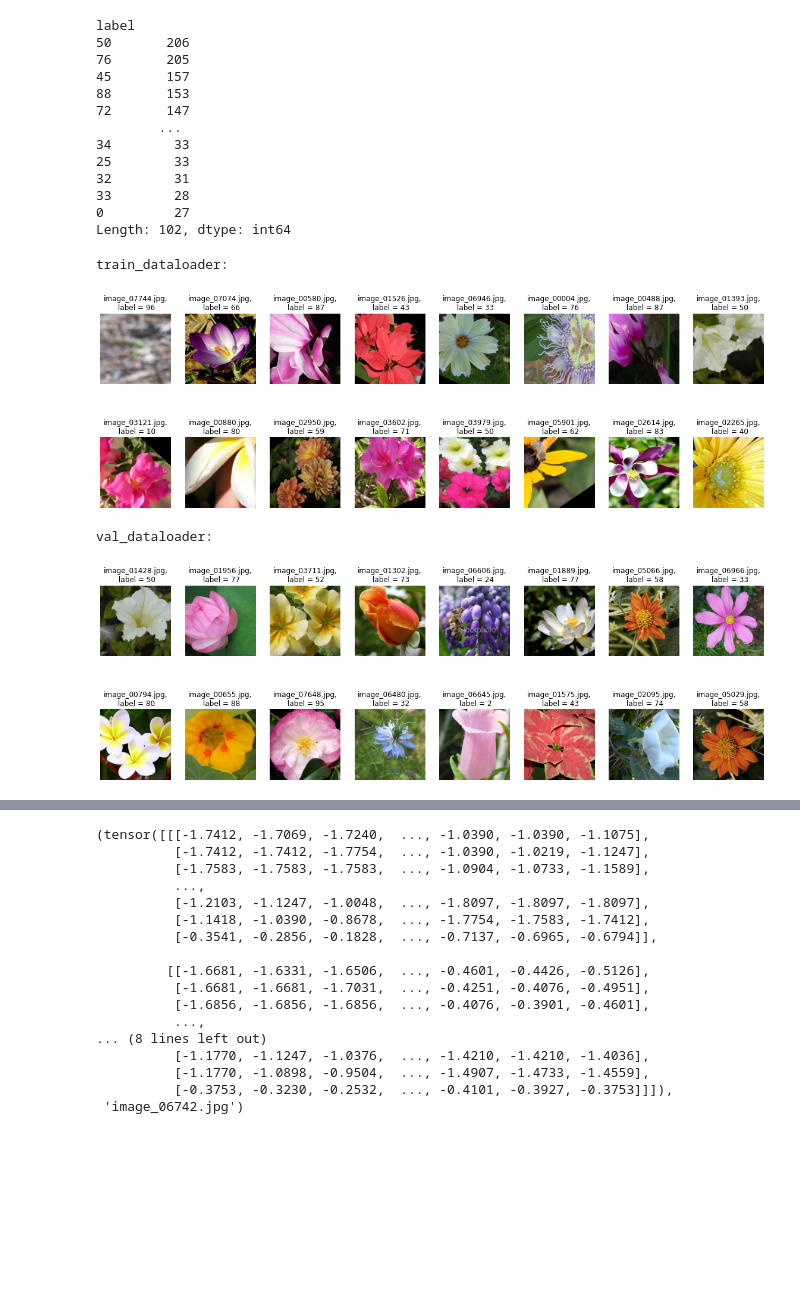
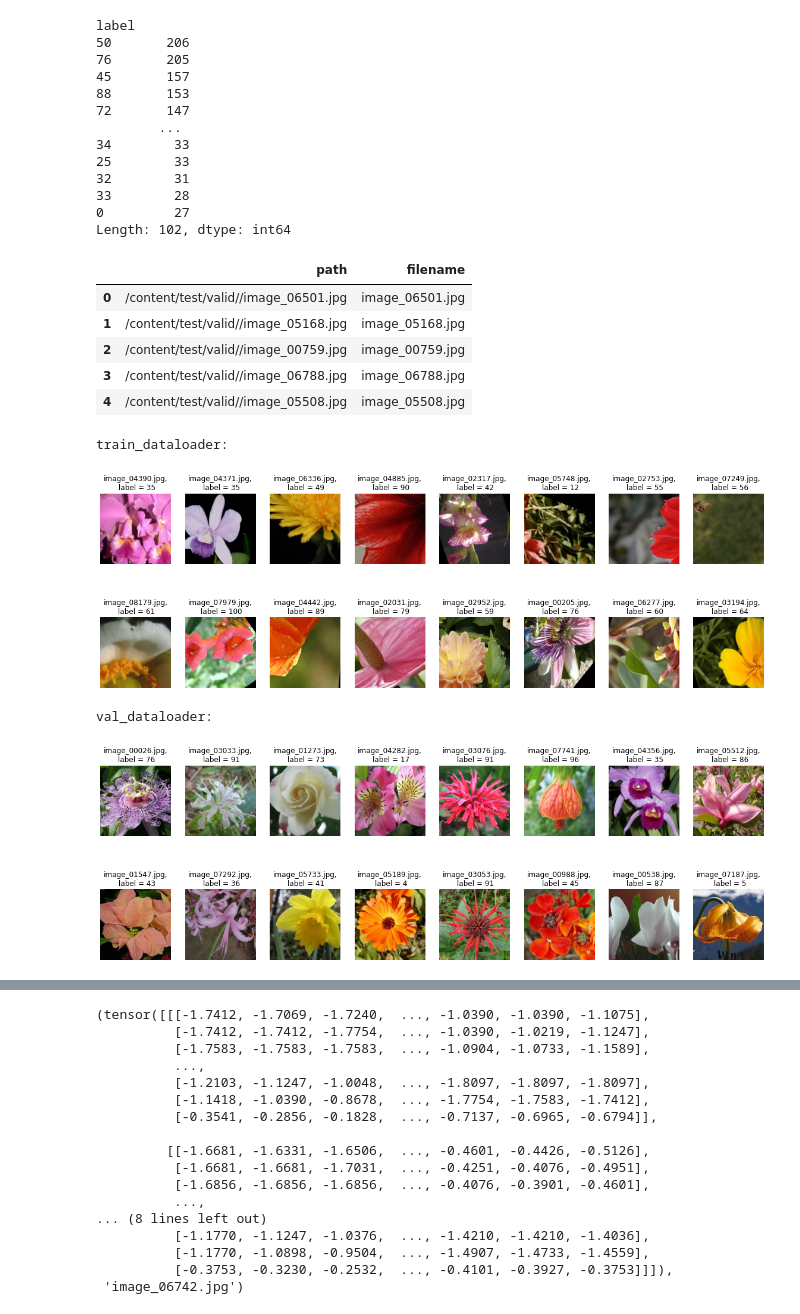
Before and after one commit to delhian/cv_course, a Jupyter notebook: Home Tasks/flower_classification.ipynb, the cells around one changed output, grey strips where cells are left out. Saved outputs shown, nothing was run; the diff lists cells and outputs as text; code cells hidden in the pictures; blank space fills up the shorter version.

```diff
--- a/Home Tasks/flower_classification.ipynb
+++ b/Home Tasks/flower_classification.ipynb
@@ -80,6 +80,24 @@ val_transforms = transforms.Compose([
                                               transforms.CenterCrop(224),
                                               transforms.ToTensor()
                                      ])
+# %%
+path_test = '/content/test/valid/'
+
+files_test = []
+for (dirpath, _, filenames) in os.walk(path_test):
+  for f in filenames:
+    if f.endswith('.jpg'):
+      files_test.append([dirpath+'/'+f, f,])
+files_test = pd.DataFrame(files_test, columns = ['path','filename',])
+
+files_test.head()
+# %% [output]
+|  | path | filename |
+| 0 | /content/test/valid//image_06501.jpg | image_06501.jpg |
+| 1 | /content/test/valid//image_05168.jpg | image_05168.jpg |
+| 2 | /content/test/valid//image_00759.jpg | image_00759.jpg |
+| 3 | /content/test/valid//image_06788.jpg | image_06788.jpg |
+| 4 | /content/test/valid//image_05508.jpg | image_05508.jpg |
 # %%
 class CustomDataset(Dataset):
     def __init__(self, files, transform, normalize = None):
@@ -137,9 +155,9 @@ image, file_name, label = next(iter(val_dataloader))
 plot_examples(image, file_name, label)
 # %% [output]
 train_dataloader:
-[figure, old version]
+[figure, new version]
 val_dataloader:
-[figure, old version]
+[figure, new version]
 # %%
 batch_size = 32
 train_dataset = CustomDataset(files = train_files, transform=train_transforms, normalize = normalize)
```
Also changed, not shown: parts of 7 cells of this notebook.
